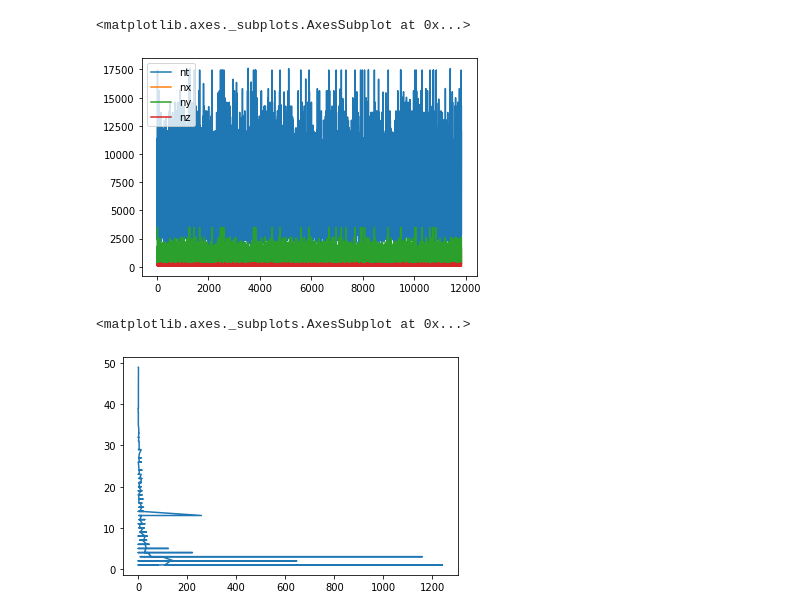
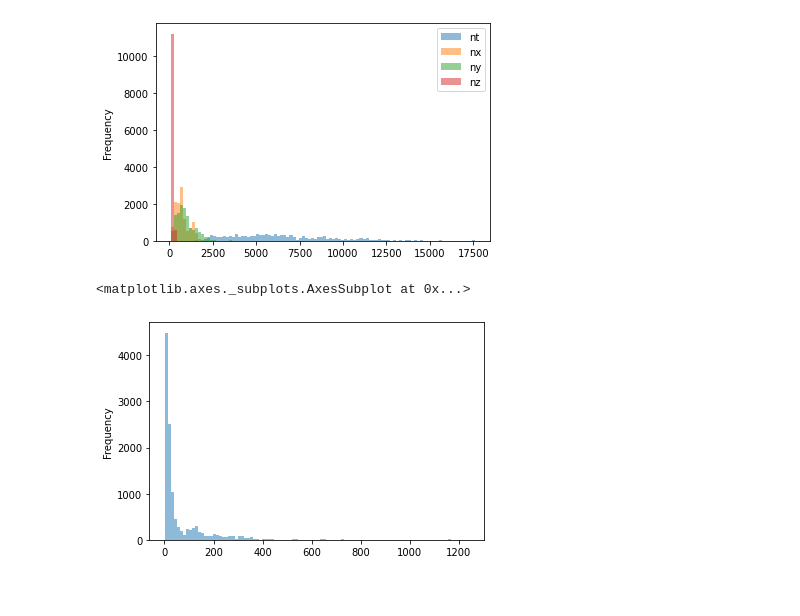
Before and after one commit to neon-ninja/nzrse_hackathon_2020, a Jupyter notebook: train.ipynb, the cells around one changed output. Saved outputs shown, nothing was run; the diff lists cells and outputs as text; code cells hidden in the pictures.

```diff
--- a/train.ipynb
+++ b/train.ipynb
@@ -28,10 +52,8 @@ test_x = pd.read_csv("data/emod3d_test_x.csv")
-# %%
-df[["nt", "nx", "ny", "nz"]].plot()
-# %% [output]
-<matplotlib.axes._subplots.AxesSubplot at 0x...>
-[figure, removed]
-# %%
-y.value_counts().plot()
-# %% [output]
-<matplotlib.axes._subplots.AxesSubplot at 0x...>
-[figure, removed]
+# %%
+df[["nt", "nx", "ny", "nz"]].plot.hist(alpha=0.5, bins=100)
+plt.show()
+y.plot.hist(alpha=0.5, bins=100)
+# %% [output]
+[figure, added]
+<matplotlib.axes._subplots.AxesSubplot at 0x...>
+[figure, added]
```
Also changed, not shown: parts of 7 cells of this notebook, 1 other file.
